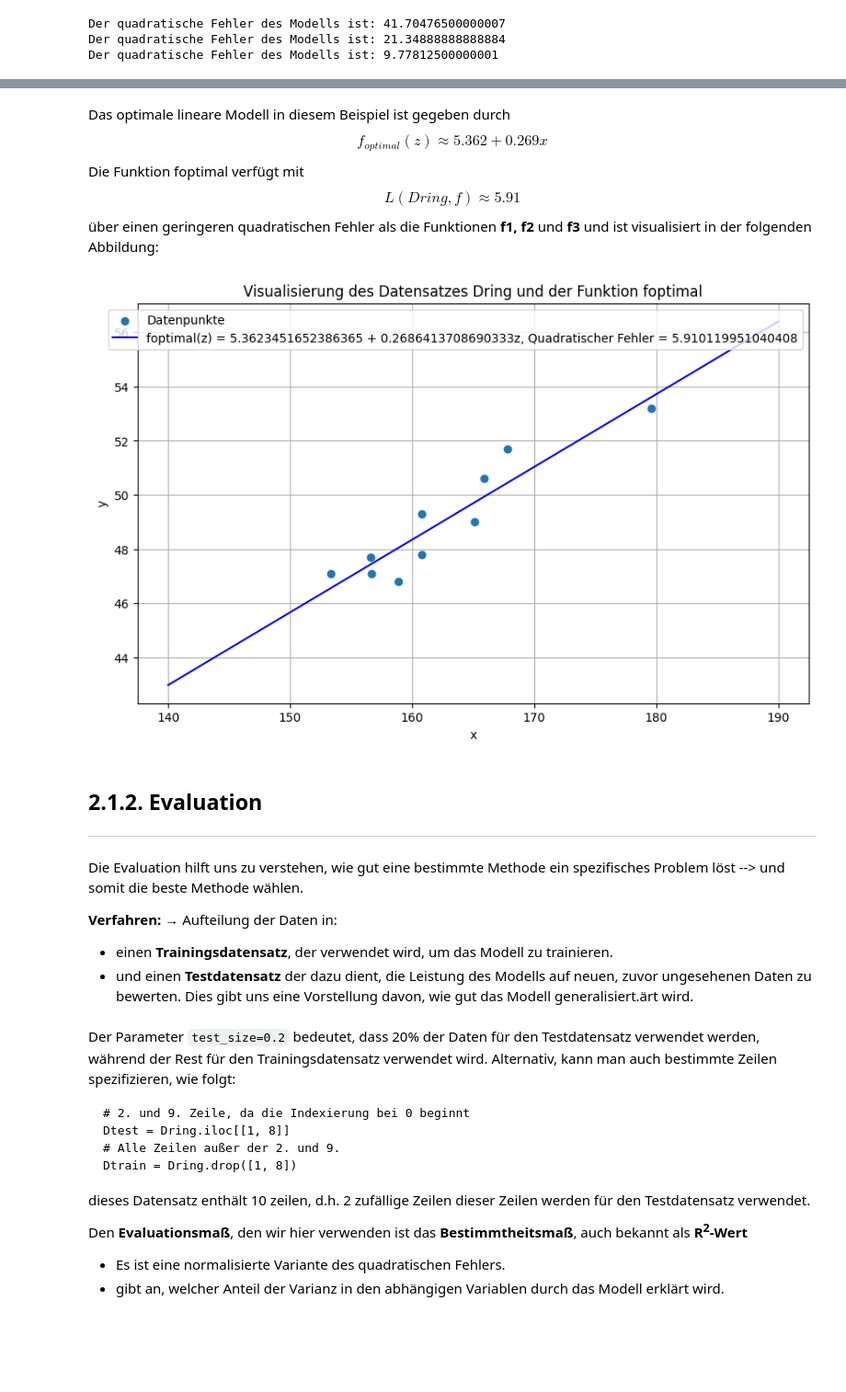
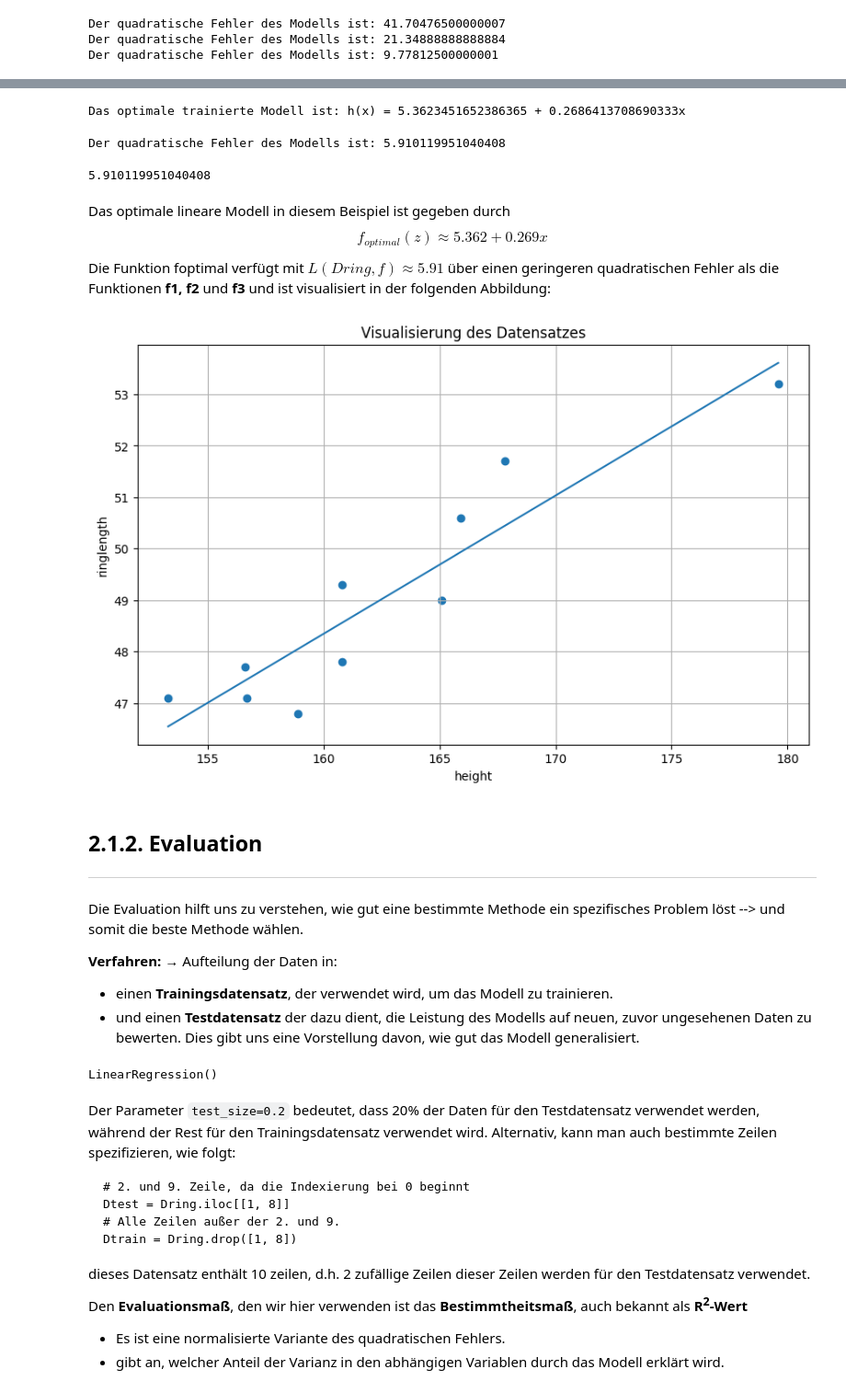
Before and after one commit to ShadaMaayouf/Sem2_Machine_Learning, a Jupyter notebook: KE2_ueberwachtes_Lernen/2_1_Lineare_Regression/2.1. lineare_regression.ipynb, the cells around one changed output, grey strips where cells are left out. Shown: that part at 92% size. Drawn from its saved outputs; the diff is of its cells as text; code cells hidden in the pictures; blank space fills up the shorter version.

```diff
--- a/KE2_ueberwachtes_Lernen/2_1_Lineare_Regression/2.1. lineare_regression.ipynb
+++ b/KE2_ueberwachtes_Lernen/2_1_Lineare_Regression/2.1. lineare_regression.ipynb
@@ -128,7 +119,2 @@ wobei $$ \lVert . \rVert $$ die Euklidische Norm ist.
 Zurück zu den drei genannten linearen Modelle f1, f2 und f3: wir wenden den quadratischen Fehler auf diese Funktionen bzgl. des Datensatzes Dring an:
-# %%
-#y-werte der linearen Modelle basierend auf Datensatz
-y = h(47,0.01,Dring['x'])
-y2 = h(-4,1/3,Dring['x'])
-y3 = h(9,0.25,Dring['x'])
 # %%
@@ -208,31 +147,52 @@ Der quadratische Fehler des Modells ist: 5.910119951040408
+# %%
+regr = LinearRegression().fit(X,y)
+ypts_pred = regr.predict(xpts.reshape(-1,1))
+#y_pred = regr.predict(X)
+
+theta_0 = regr.intercept_[0] #konstante θ0
+theta_koef = regr.coef_[0][0] #(θ1*x1 + θ2*x2 + ... + θk*xk)
+
+print(f"Das optimale trainierte Modell ist: h(x) = {theta_0} + {theta_koef}x ")
+# %% [output]
+Das optimale trainierte Modell ist: h(x) = 5.3623451652386365 + 0.2686413708690333x
+# %%
+foptimal = h(theta_0,theta_koef, X)
+#und dessen quadratischen Fehler L
+L_foptimal = L_berechnen(foptimal, y)
+L_foptimal
+# %% [output]
+Der quadratische Fehler des Modells ist: 5.910119951040408
+5.910119951040408
 # %% [markdown]
 Das optimale lineare Modell in diesem Beispiel ist gegeben durch
 $$ f_{optimal}(z) \approx 5.362 + 0.269 x $$
-Die Funktion foptimal verfügt mit $$ L(Dring, f) \approx 5.91 $$ über einen geringeren quadratischen Fehler als die Funktionen **f1, f2** und **f3** und ist visualisiert in der folgenden Abbildung:
+Die Funktion foptimal verfügt mit $L(Dring, f) \approx 5.91$ über einen geringeren quadratischen Fehler als die Funktionen **f1, f2** und **f3** und ist visualisiert in der folgenden Abbildung:
-# %%
-#dann visualisieren wir diesen
-plt.figure(figsize=(10, 6))
-plt.scatter(Dring['x'], Dring['y'], label='Datenpunkte')
-plt.plot(z, foptimal, color='blue', label='foptimal(z) = ' +str(a) + ' + ' + str(b) +'z, Quadratischer Fehler = ' +str(L_foptimal))
-plt.title('Visualisierung des Datensatzes Dring und der Funktion foptimal')
-plt.xlabel('x')
-plt.ylabel('y')
-plt.legend()
-plt.grid(True)
-plt.show()
-# %% [output]
-[figure, removed]
-# %% [markdown]
-## 2.1.2. Evaluation <a name="Evaluation"></a>
----
-Die Evaluation hilft uns zu verstehen, wie gut eine bestimmte Methode ein spezifisches Problem löst --> und somit die beste Methode wählen.
-
-**Verfahren:**
-→ Aufteilung der Daten in:
-- einen **Trainingsdatensatz**, der verwendet wird, um das Modell zu trainieren.
-- und einen **Testdatensatz** der dazu dient, die Leistung des Modells auf neuen, zuvor ungesehenen Daten zu bewerten. Dies gibt uns eine Vorstellung davon, wie gut das Modell generalisiert.ärt wird.
+# %%
+plt.figure(figsize=(10, 6))
+plt.scatter(X, y)
+plt.plot(xpts, ypts_pred)
+#plt.plot(X, y_pred, color = 'r')
+plt.title('Visualisierung des Datensatzes')
+plt.xlabel('height')
+plt.ylabel('ringlength')
+plt.grid(True)
+plt.show()
+# %% [output]
+[figure, added]
+# %% [markdown]
+## 2.1.2. Evaluation <a name="Evaluation"></a>
+---
+Die Evaluation hilft uns zu verstehen, wie gut eine bestimmte Methode ein spezifisches Problem löst --> und somit die beste Methode wählen.
+
+**Verfahren:**
+→ Aufteilung der Daten in:
+- einen **Trainingsdatensatz**, der verwendet wird, um das Modell zu trainieren.
+- und einen **Testdatensatz** der dazu dient, die Leistung des Modells auf neuen, zuvor ungesehenen Daten zu bewerten. Dies gibt uns eine Vorstellung davon, wie gut das Modell generalisiert.
 # %%
-Dtrain, Dtest = train_test_split(Dring, test_size=0.2, random_state=42)
+X_train, X_test, y_train, y_test = train_test_split(X, y, test_size=0.2, random_state=42)
+regr.fit(X_train,y_train)
+# %% [output]
+LinearRegression()
 # %% [markdown]
 Der Parameter `test_size=0.2` bedeutet, dass 20% der Daten für den Testdatensatz verwendet werden, während der Rest für den Trainingsdatensatz verwendet wird.
 Alternativ, kann man auch bestimmte Zeilen spezifizieren, wie folgt:
```
Also changed, not shown: parts of 59 cells of this notebook, 1 other file.
